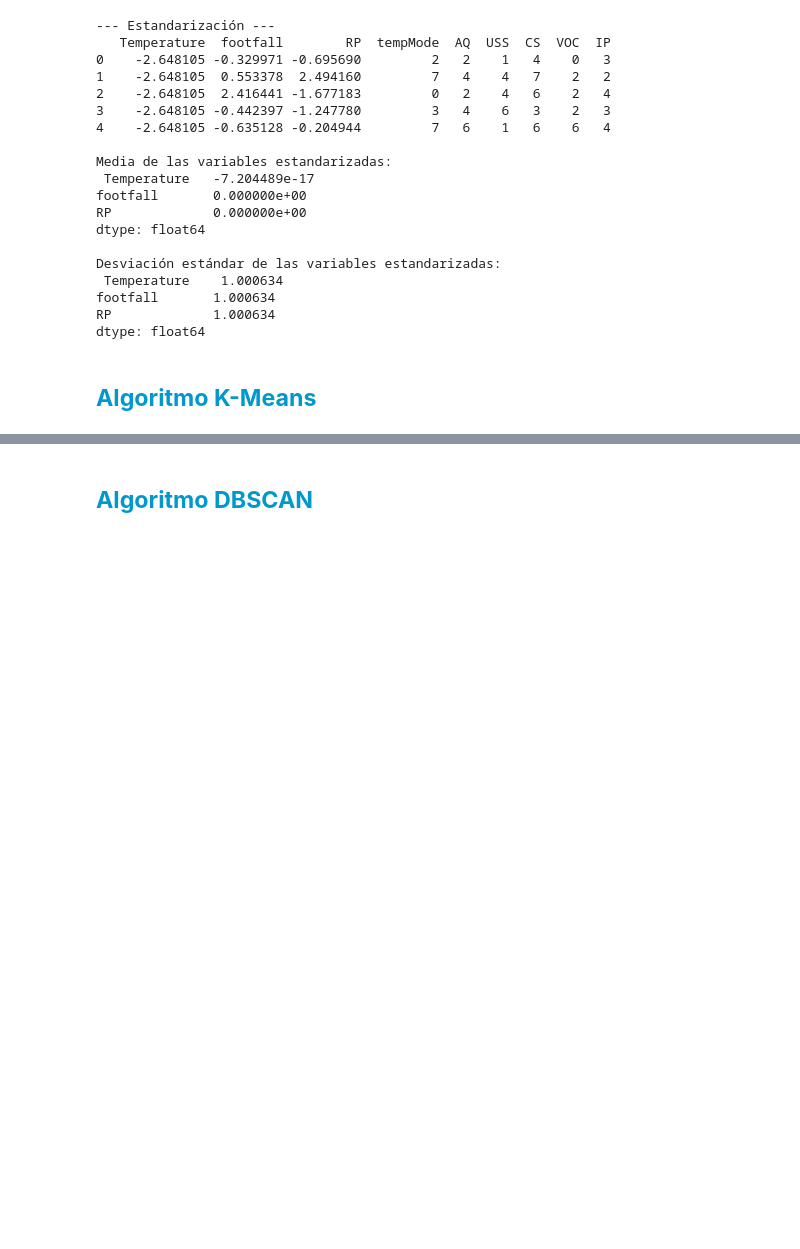
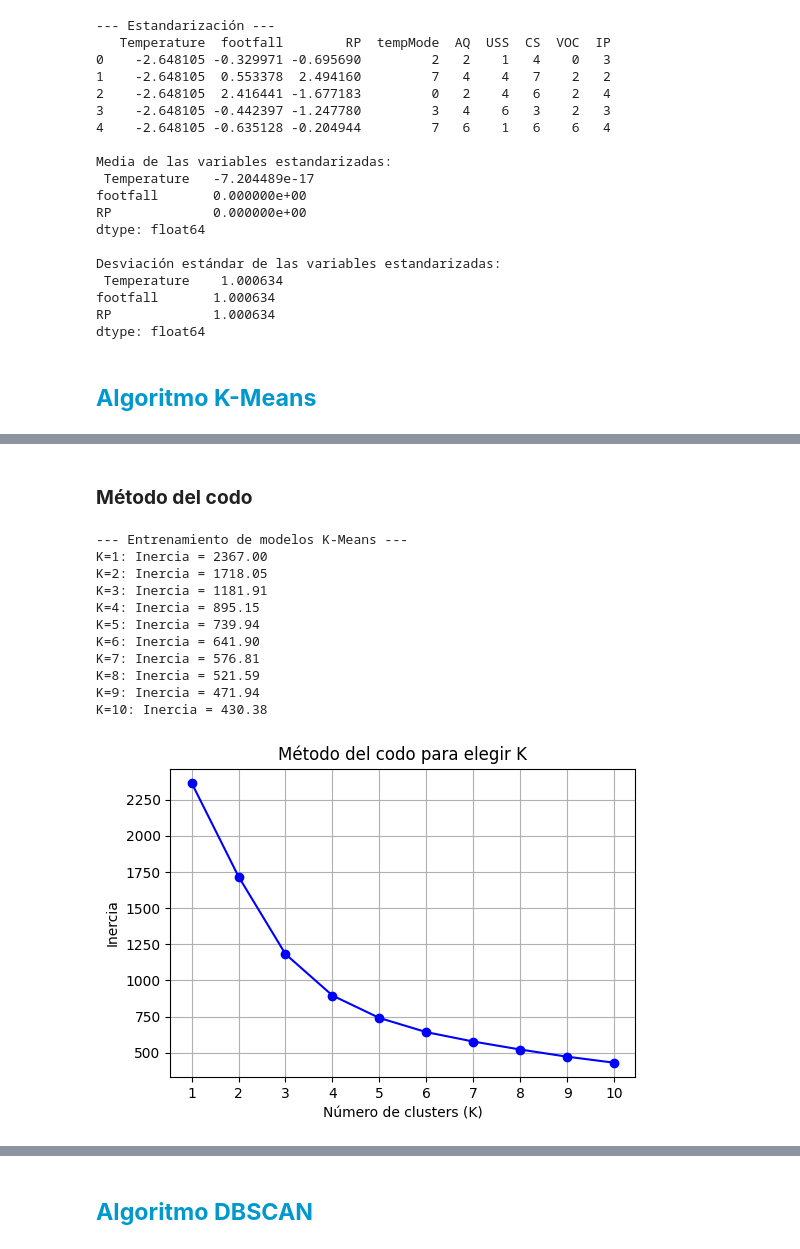
Before and after one commit to Rubenjme/Unsupervised_Learning_Clusters, a Jupyter notebook: Clustering.ipynb, the cells around one changed output, grey strips where cells are left out. Cells and saved outputs as stored; diff of their text form; code cells hidden in the pictures; blank space fills up the shorter version.

Commit message:
Se completa el algoritmo K-Means, en el que se incluye el método del codo, puntuación de silueta, entrenamiento y representación con K óptima

```diff
--- a/Clustering.ipynb
+++ b/Clustering.ipynb
@@ -278,0 +299,39 @@ dtype: float64
+# %% [markdown]
+### **Método del codo**
+# %%
+from sklearn.cluster import KMeans
+
+# Definir rango de valores de K (número de clusters)
+k_values = range(1, 11)  # Pruebo de 1 a 10 clusters
+inercias = []            # Lista para almacenar la inercia de cada modelo
+
+print("\n--- Entrenamiento de modelos K-Means ---")
+for k in k_values:
+    kmeans = KMeans(n_clusters=k, random_state=7, n_init=10)  # Creo el modelo K-Means con K clusters y 10 inicializaciones aleatorias distintas
+    kmeans.fit(df_final[continuous_vars])                     # Entreno SOLO con variables continuas
+    inercias.append(kmeans.inertia_)                          # Guardo la inercia
+
+    print(f"K={k}: Inercia = {kmeans.inertia_:.2f}")
+
+# Gráfico del método del codo para elegir K
+plt.figure(figsize=(6, 4))
+plt.plot(k_values, inercias, marker='o', linestyle='-', color='b')
+plt.xlabel("Número de clusters (K)")
+plt.ylabel("Inercia")
+plt.title("Método del codo para elegir K")
+plt.xticks(k_values)
+plt.grid()
+plt.show()
+# %% [output]
+--- Entrenamiento de modelos K-Means ---
+K=1: Inercia = 2367.00
+K=2: Inercia = 1718.05
+K=3: Inercia = 1181.91
+K=4: Inercia = 895.15
+K=5: Inercia = 739.94
+K=6: Inercia = 641.90
+K=7: Inercia = 576.81
+K=8: Inercia = 521.59
+K=9: Inercia = 471.94
+K=10: Inercia = 430.38
+[figure, added]
```
Also changed, not shown: parts of 11 cells of this notebook.
